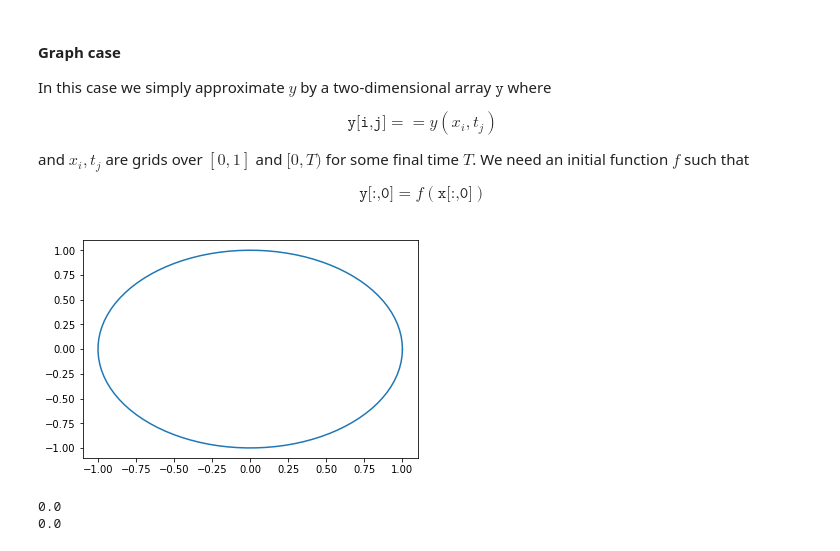
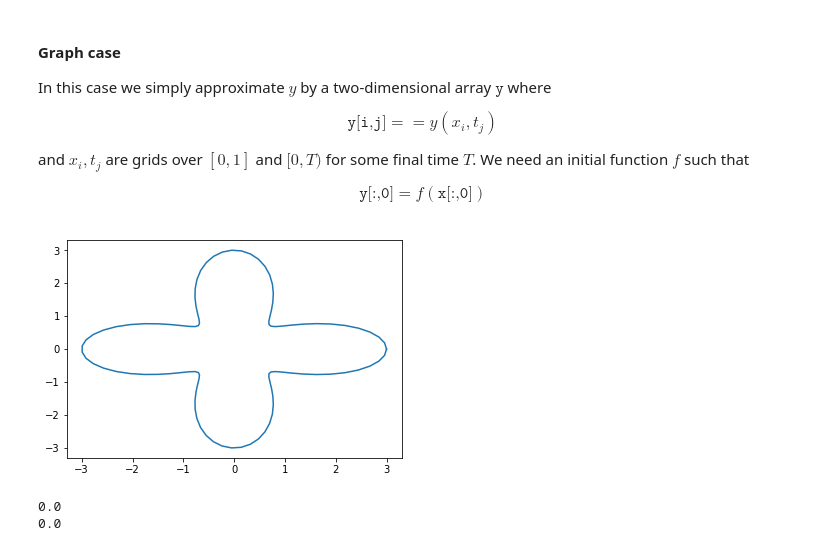
Before and after one commit to bwdGitHub/CurveShorteningFlow, a Jupyter notebook: Curve Shortening Flow.ipynb, the cells around one changed output. Saved outputs shown, nothing was run; the diff lists cells and outputs as text; code cells hidden in the pictures.

```diff
--- a/Curve Shortening Flow.ipynb
+++ b/Curve Shortening Flow.ipynb
@@ -49,32 +49,39 @@ $$ \texttt{y[:,0]} = f(\texttt{x[:,0]})$$
 # %%
 def initialise_graph(f,x_left_boundary = 0, x_right_boundary = 1,
                      space_steps = 200, time_steps = 1000):
     # initialise arrays
     x = np.zeros((space_steps, time_steps))
     y = np.zeros((space_steps, time_steps))
     # initial values
     x[:,0] = np.linspace(x_left_boundary, x_right_boundary, space_steps)
     y[:,0] = f(x[:,0])
     return x,y
 
 def initialise_curve(fx = np.cos, fy = np.sin, space_steps = 200, time_steps = 1000):
     t = np.linspace(0,2*np.pi-0.01, space_steps)
     x = np.zeros((space_steps,time_steps))
     y = np.zeros((space_steps,time_steps))
     x[:,0] = fx(t)
     y[:,0] = fy(t)
     return x,y
 
 def f(x):
     return np.abs(x-0.5)
 
+def fx(x):
+    t = np.linspace(0,2*np.pi-0.001,100)
+    return (2+np.cos(4*t))*np.cos(t)
+def fy(x):
+    t = np.linspace(0,2*np.pi-0.001,100)
+    return (2+np.cos(4*t))*np.sin(t)
+
 # sine-wave example
 space_steps = 100
-x,y = initialise_curve(space_steps = space_steps)
+x,y = initialise_curve(fx,fy,space_steps = space_steps)
 plt.plot(x[:,0], y[:,0])
 plt.show()
 # %% [output]
-[figure, old version]
+[figure, new version]
 # %%
 # %% [output]
 0.0
```
Also changed, not shown: parts of 5 cells of this notebook.
